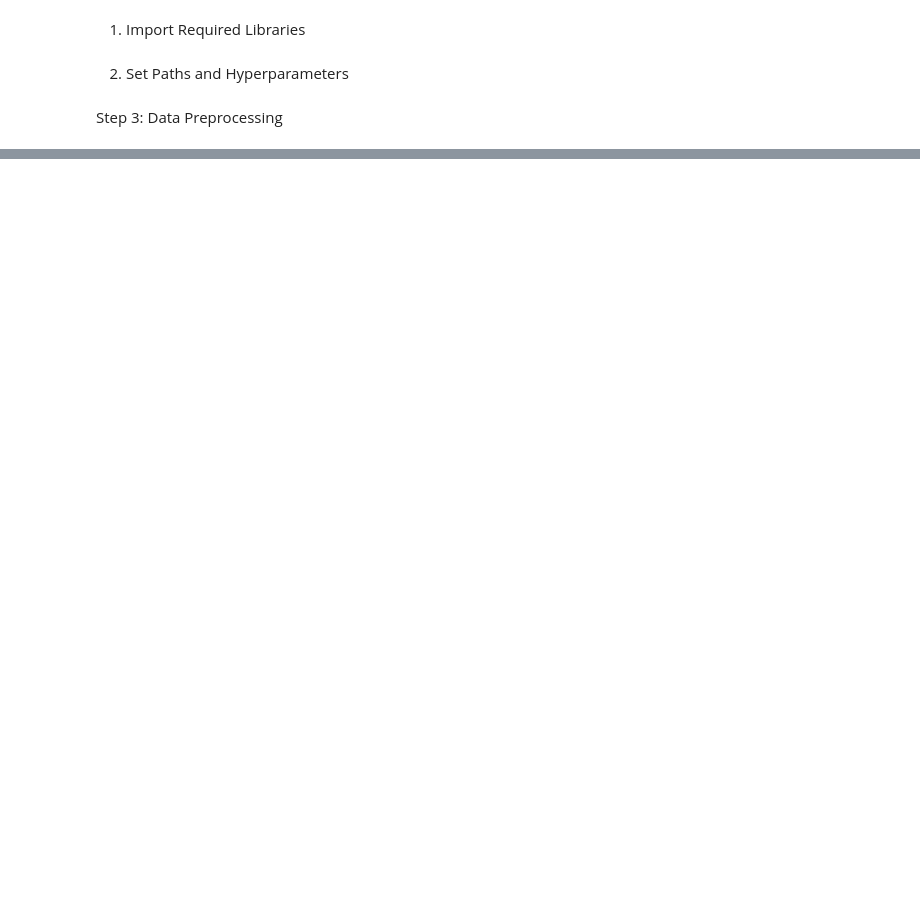
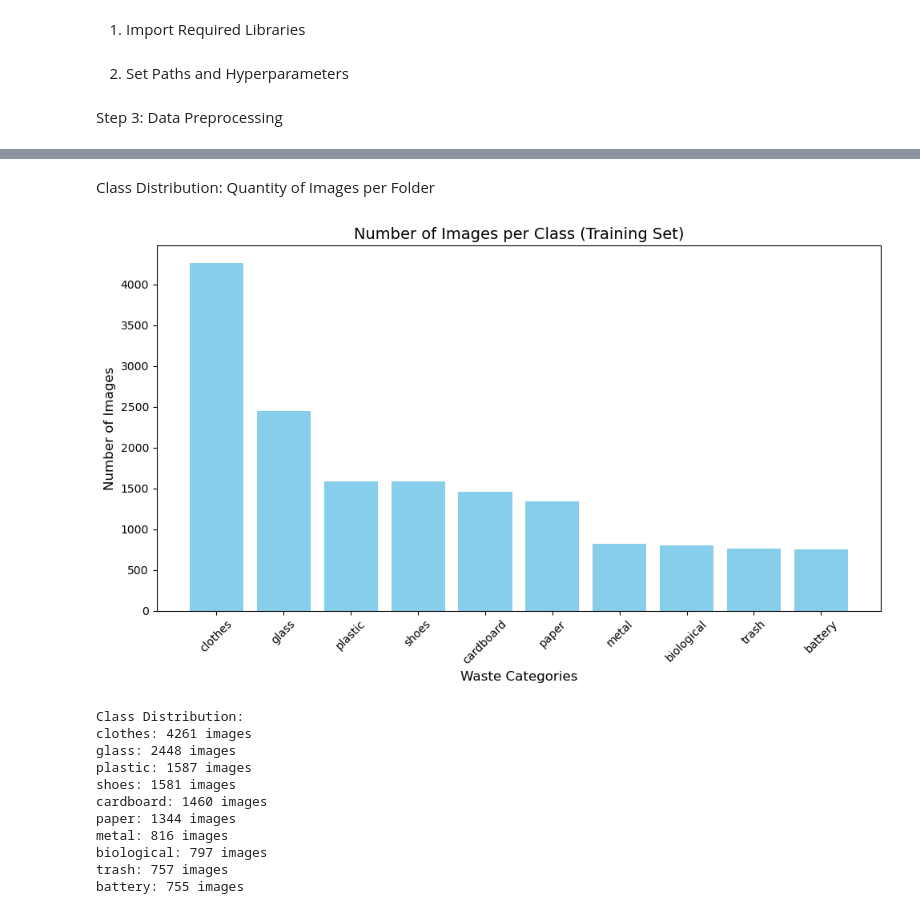
Before and after one commit to rajpati01/EcoWise_v2, a Jupyter notebook: model/waste_model.ipynb, the cells around one changed output, grey strips where cells are left out. Saved outputs shown, nothing was run; the diff lists cells and outputs as text; code cells hidden in the pictures; blank space fills up the shorter version.

```diff
--- a/model/waste_model.ipynb
+++ b/model/waste_model.ipynb
@@ -51,0 +209,42 @@ FileNotFoundError: [WinError 3] The system cannot find the path specified: 'data
+# %% [markdown]
+Class Distribution: Quantity of Images per Folder
+# %%
+
+# Define path to the training folder
+train_dir = 'data_split/train/'
+
+# Count number of images in each class
+class_counts = {folder: len(os.listdir(os.path.join(train_dir, folder)))
+                for folder in os.listdir(train_dir)
+                if os.path.isdir(os.path.join(train_dir, folder))}
+
+# Sort by count
+class_counts = dict(sorted(class_counts.items(), key=lambda x: x[1], reverse=True))
+
+# Plot bar chart
+plt.figure(figsize=(10, 6))
+plt.bar(class_counts.keys(), class_counts.values(), color='skyblue')
+plt.title('Number of Images per Class (Training Set)', fontsize=14)
+plt.xlabel('Waste Categories', fontsize=12)
+plt.ylabel('Number of Images', fontsize=12)
+plt.xticks(rotation=45)
+plt.tight_layout()
+plt.show()
+
+# Print exact numbers
+print("Class Distribution:")
+for k, v in class_counts.items():
+    print(f"{k}: {v} images")
+# %% [output]
+[figure, added]
+Class Distribution:
+clothes: 4261 images
+glass: 2448 images
+plastic: 1587 images
+shoes: 1581 images
+cardboard: 1460 images
+paper: 1344 images
+metal: 816 images
+biological: 797 images
+trash: 757 images
+battery: 755 images
```
Also changed, not shown: parts of 14 cells of this notebook.
